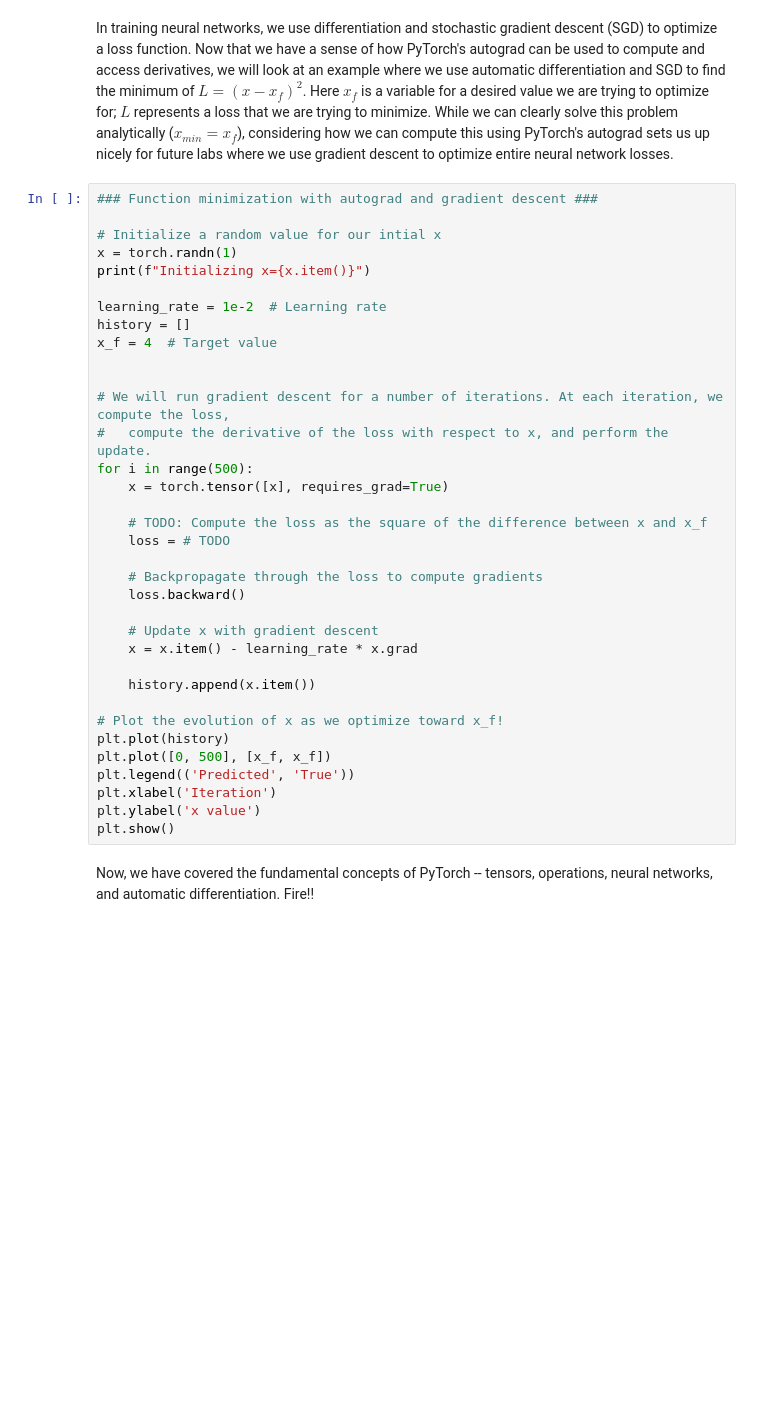
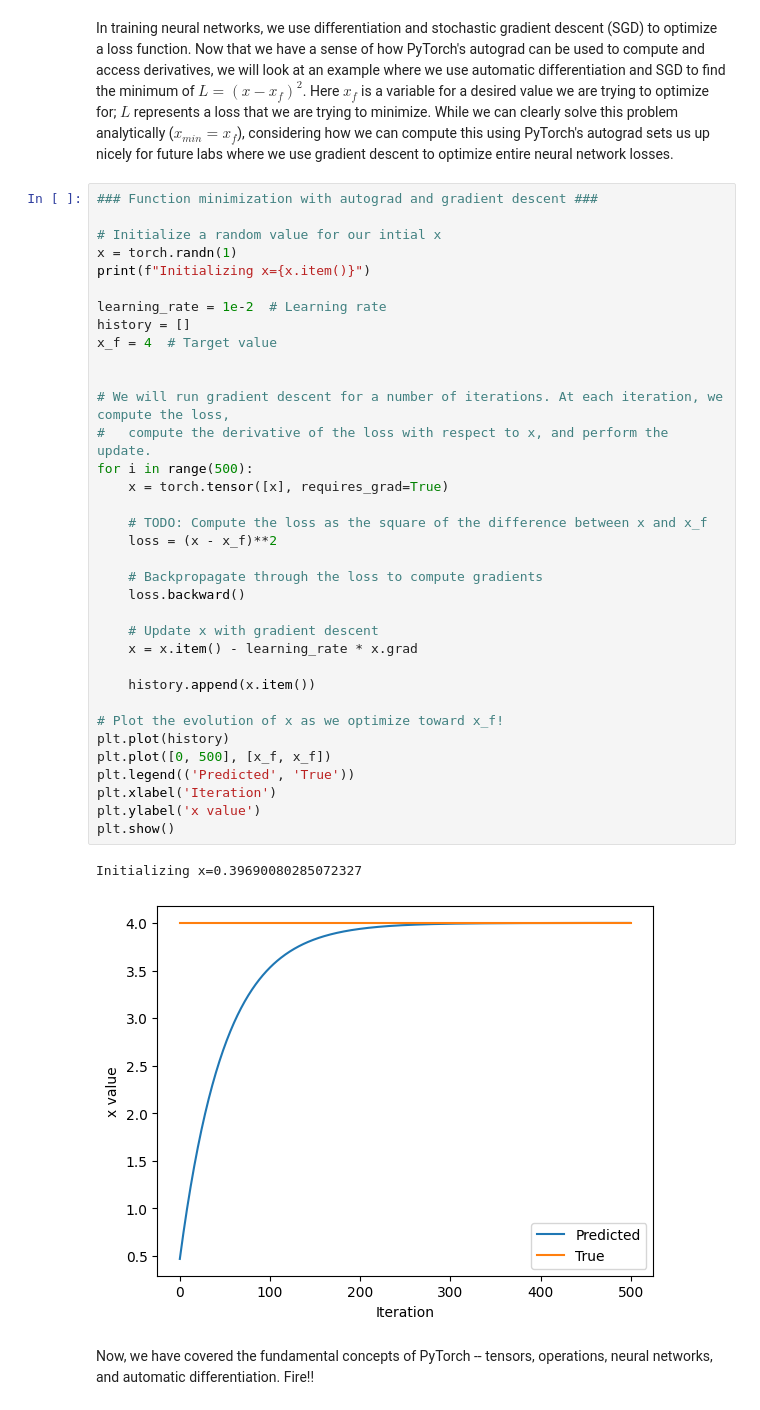
Before and after one commit to alexlssc/DeepLearning-Labs, a Jupyter notebook: lab1/PT_Part1_Intro.ipynb, the cells around one changed output. Cells and saved outputs as stored; diff of their text form; blank space fills up the shorter version.

```diff
--- a/lab1/PT_Part1_Intro.ipynb
+++ b/lab1/PT_Part1_Intro.ipynb
@@ -326,33 +350,36 @@ In training neural networks, we use differentiation and stochastic gradient desc
 x = torch.randn(1)
 print(f"Initializing x={x.item()}")
 
 learning_rate = 1e-2  # Learning rate
 history = []
 x_f = 4  # Target value
 
 
 # We will run gradient descent for a number of iterations. At each iteration, we compute the loss,
 #   compute the derivative of the loss with respect to x, and perform the update.
 for i in range(500):
     x = torch.tensor([x], requires_grad=True)
 
     # TODO: Compute the loss as the square of the difference between x and x_f
-    loss = # TODO
+    loss = (x - x_f)**2
 
     # Backpropagate through the loss to compute gradients
     loss.backward()
 
     # Update x with gradient descent
     x = x.item() - learning_rate * x.grad
 
     history.append(x.item())
 
 # Plot the evolution of x as we optimize toward x_f!
 plt.plot(history)
 plt.plot([0, 500], [x_f, x_f])
 plt.legend(('Predicted', 'True'))
 plt.xlabel('Iteration')
 plt.ylabel('x value')
 plt.show()
+# %% [output]
+Initializing x=0.39690080285072327
+[figure, added]
 # %% [markdown]
 Now, we have covered the fundamental concepts of PyTorch -- tensors, operations, neural networks, and automatic differentiation. Fire!!
```
Also changed, not shown: parts of 12 cells of this notebook.
